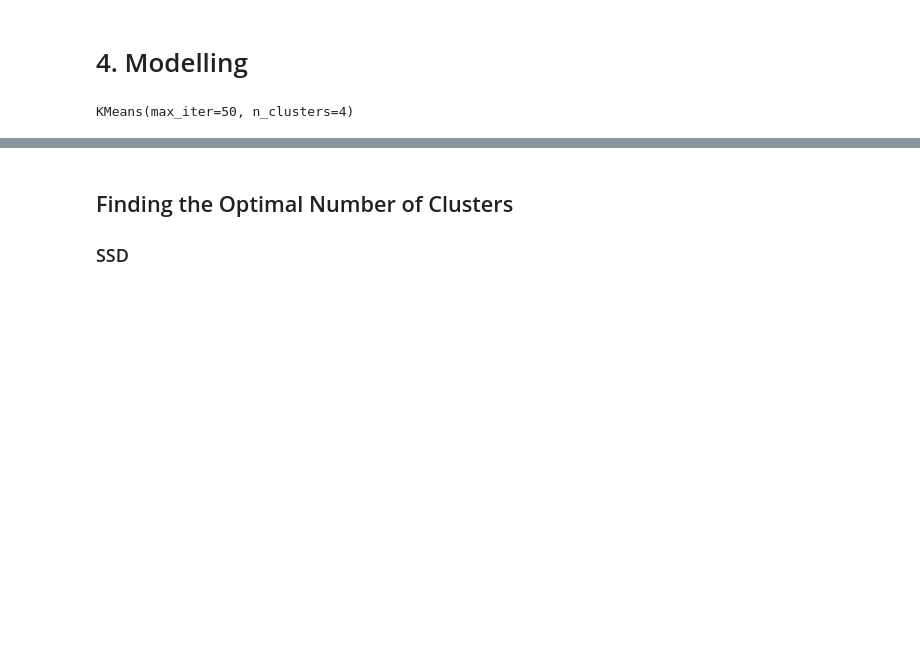
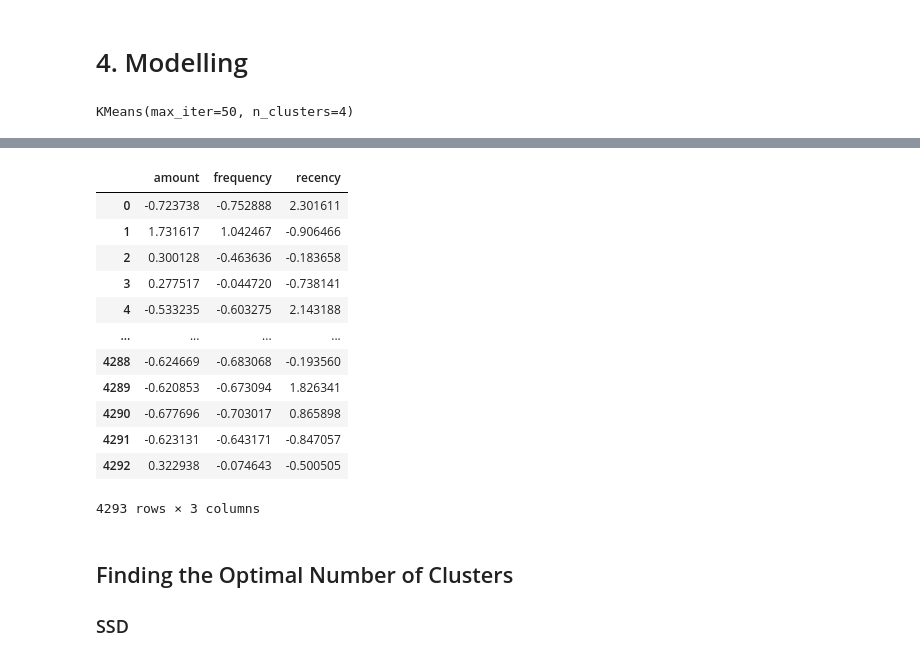
Before and after one commit to Kumaraguru-Muthuraj/_AIML_Code, a Jupyter notebook: _PythonNotebooks/_Course4_Machine_Learning_2/Mod7_Unsupervised_Learning/Clustering+Python+Lab.ipynb, the cells around one changed output, grey strips where cells are left out. Saved outputs shown, nothing was run; the diff lists cells and outputs as text; code cells hidden in the pictures; blank space fills up the shorter version.

```diff
--- a/_PythonNotebooks/_Course4_Machine_Learning_2/Mod7_Unsupervised_Learning/Clustering+Python+Lab.ipynb
+++ b/_PythonNotebooks/_Course4_Machine_Learning_2/Mod7_Unsupervised_Learning/Clustering+Python+Lab.ipynb
@@ -289,5 +289,20 @@ array([3, 1, 0, ..., 3, 0, 0])
 # %%
 # help(KMeans)
+rfm_df_scaled
+# %% [output]
+|  | amount | frequency | recency |
+| 0 | -0.723738 | -0.752888 | 2.301611 |
+| 1 | 1.731617 | 1.042467 | -0.906466 |
+| 2 | 0.300128 | -0.463636 | -0.183658 |
+| 3 | 0.277517 | -0.044720 | -0.738141 |
+| 4 | -0.533235 | -0.603275 | 2.143188 |
+| ... | ... | ... | ... |
+| 4288 | -0.624669 | -0.683068 | -0.193560 |
+| 4289 | -0.620853 | -0.673094 | 1.826341 |
+| 4290 | -0.677696 | -0.703017 | 0.865898 |
+| 4291 | -0.623131 | -0.643171 | -0.847057 |
+| 4292 | 0.322938 | -0.074643 | -0.500505 |
+4293 rows × 3 columns
 # %% [markdown]
 ## Finding the Optimal Number of Clusters
 
```
Also changed, not shown: parts of 1 cell of this notebook, 9 other files.
